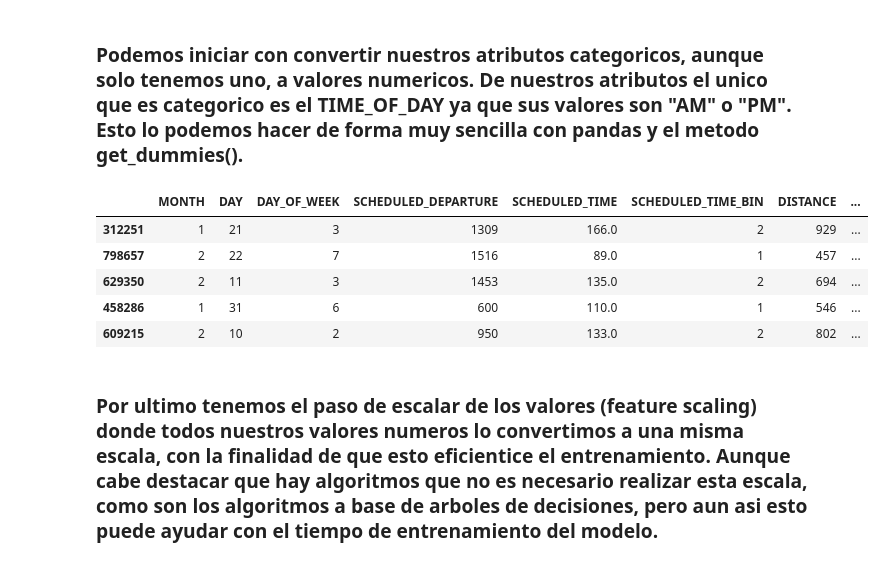
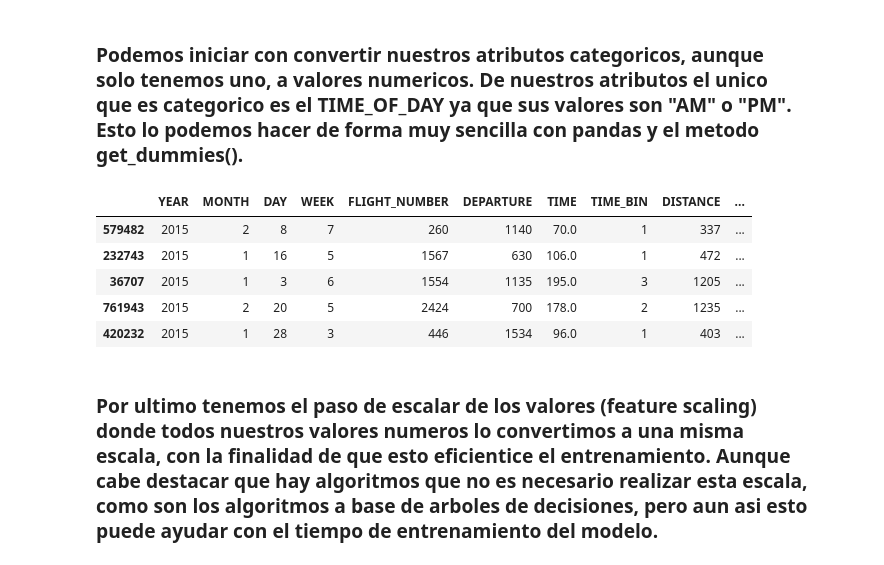
Before and after one commit to AlbertoCasadoPeguero/Flights, a Jupyter notebook: Flights.ipynb, the cells around one changed output. Drawn from its saved outputs; the diff is of its cells as text; code cells hidden in the pictures.

```diff
--- a/Flights.ipynb
+++ b/Flights.ipynb
@@ -286 +288,7 @@ dataset_downsampled.head()
+# %%
+names = {'DAY_OF_WEEK': 'WEEK', 'SCHEDULED_DEPARTURE': 'DEPARTURE', 'TIME_OF_DAY_DEPARTURE': 'DEPARTURE_DAY',
+         'SCHEDULED_TIME': 'TIME', 'SCHEDULED_TIME_BIN': 'TIME_BIN', 'TIME_OF_DAY_ARRIVAL': 'ARRIVAL_DAY',
+         'SCHEDULED_ARRIVAL': 'ARRIVAL'}
+
+dataset_downsampled.rename(names, axis = 1, inplace = True)
 # %% [markdown]
@@ -288,6 +296,5 @@ dataset_downsampled.head()
 # %%
-dataset_train = dataset_downsampled.drop(['YEAR', 'AIRLINE', 'FLIGHT_NUMBER', 'TAIL_NUMBER',
-                                          'ORIGIN_AIRPORT', 'DESTINATION_AIRPORT'],
+dataset_train = dataset_downsampled.drop(['AIRLINE', 'TAIL_NUMBER', 'ORIGIN_AIRPORT', 'DESTINATION_AIRPORT'],
                                          axis = 1)
 dataset_train.head()
 # %% [output]
@@ -304,17 +311,15 @@ dataset_train.head()
 # %% [markdown]
 ### Podemos iniciar con convertir nuestros atributos categoricos, aunque solo tenemos uno, a valores numericos. De nuestros atributos el unico que es categorico es el TIME_OF_DAY ya que sus valores son "AM" o "PM". Esto lo podemos hacer de forma muy sencilla con pandas y el metodo get_dummies().
 # %%
-dataset_train = pd.get_dummies(dataset_train,
-                                 columns = ['TIME_OF_DAY_DEPARTURE', 'TIME_OF_DAY_ARRIVAL'],
-                                 drop_first = True)
+dataset_train = pd.get_dummies(dataset_train, columns = ['DEPARTURE_DAY', 'ARRIVAL_DAY'], drop_first = True)
 dataset_train.head()
 # %% [output]
-|  | MONTH | DAY | DAY_OF_WEEK | SCHEDULED_DEPARTURE | SCHEDULED_TIME | SCHEDULED_TIME_BIN | DISTANCE | ... |
-| 312251 | 1 | 21 | 3 | 1309 | 166.0 | 2 | 929 | ... |
-| 798657 | 2 | 22 | 7 | 1516 | 89.0 | 1 | 457 | ... |
-| 629350 | 2 | 11 | 3 | 1453 | 135.0 | 2 | 694 | ... |
-| 458286 | 1 | 31 | 6 | 600 | 110.0 | 1 | 546 | ... |
-| 609215 | 2 | 10 | 2 | 950 | 133.0 | 2 | 802 | ... |
+|  | YEAR | MONTH | DAY | WEEK | FLIGHT_NUMBER | DEPARTURE | TIME | TIME_BIN | DISTANCE | ... |
+| 579482 | 2015 | 2 | 8 | 7 | 260 | 1140 | 70.0 | 1 | 337 | ... |
+| 232743 | 2015 | 1 | 16 | 5 | 1567 | 630 | 106.0 | 1 | 472 | ... |
+| 36707 | 2015 | 1 | 3 | 6 | 1554 | 1135 | 195.0 | 3 | 1205 | ... |
+| 761943 | 2015 | 2 | 20 | 5 | 2424 | 700 | 178.0 | 2 | 1235 | ... |
+| 420232 | 2015 | 1 | 28 | 3 | 446 | 1534 | 96.0 | 1 | 403 | ... |
 # %% [markdown]
 ### Por ultimo tenemos el paso de escalar de los valores (feature scaling) donde todos nuestros valores numeros lo convertimos a una misma escala, con la finalidad de que esto eficientice el entrenamiento. Aunque cabe destacar que hay algoritmos que no es necesario realizar esta escala, como son los algoritmos a base de arboles de decisiones, pero aun asi esto puede ayudar con el tiempo de entrenamiento del modelo.
 # %% [markdown]
```
Also changed, not shown: parts of 43 cells of this notebook.
